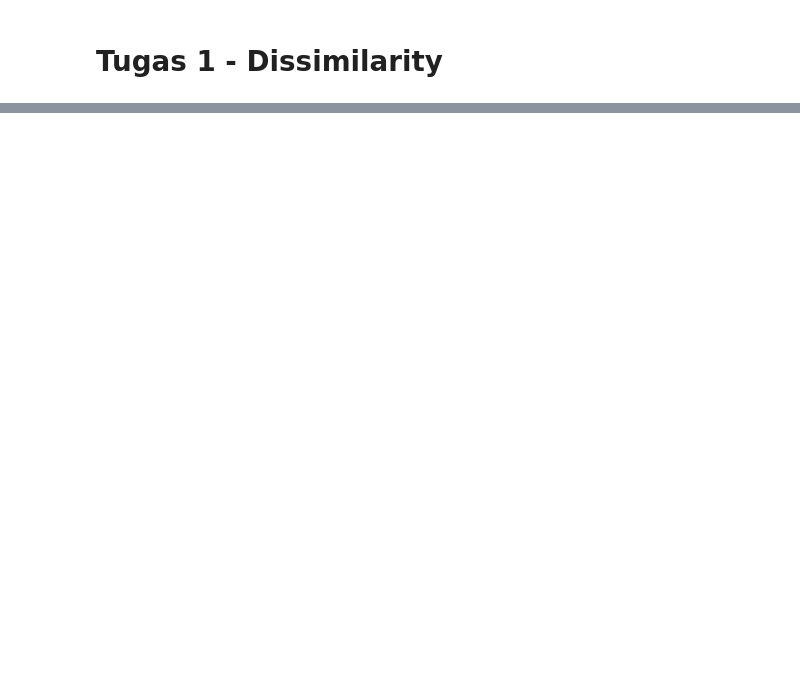
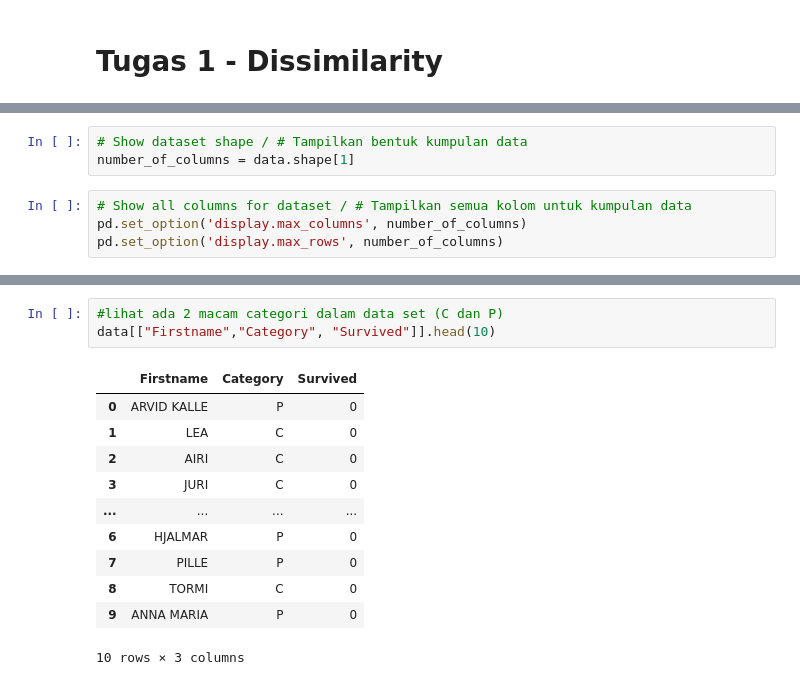
Before and after one commit to Purnomo-Ribut/datamining, a Jupyter notebook: _sources/Tugas-1.ipynb, the cells around one changed output, grey strips where cells are left out. Saved outputs shown, nothing was run; the diff lists cells and outputs as text; blank space fills up the shorter version.

```diff
--- a/_sources/Tugas-1.ipynb
+++ b/_sources/Tugas-1.ipynb
@@ -25 +31,8 @@ Quantity           int64
 dtype: object
+# %%
+# Show dataset shape / # Tampilkan bentuk kumpulan data
+number_of_columns = data.shape[1]
+# %%
+# Show all columns for dataset / # Tampilkan semua kolom untuk kumpulan data
+pd.set_option('display.max_columns', number_of_columns)
+pd.set_option('display.max_rows', number_of_columns)
@@ -25,0 +55,15 @@ dtype: object
+# %%
+#lihat ada 2 macam categori dalam data set (C dan P)
+data[["Firstname","Category", "Survived"]].head(10)
+# %% [output]
+|  | Firstname | Category | Survived |
+| 0 | ARVID KALLE | P | 0 |
+| 1 | LEA | C | 0 |
+| 2 | AIRI | C | 0 |
+| 3 | JURI | C | 0 |
+| ... | ... | ... | ... |
+| 6 | HJALMAR | P | 0 |
+| 7 | PILLE | P | 0 |
+| 8 | TORMI | C | 0 |
+| 9 | ANNA MARIA | P | 0 |
+10 rows × 3 columns
```
Also changed, not shown: parts of 27 cells of this notebook, 8 other files.
